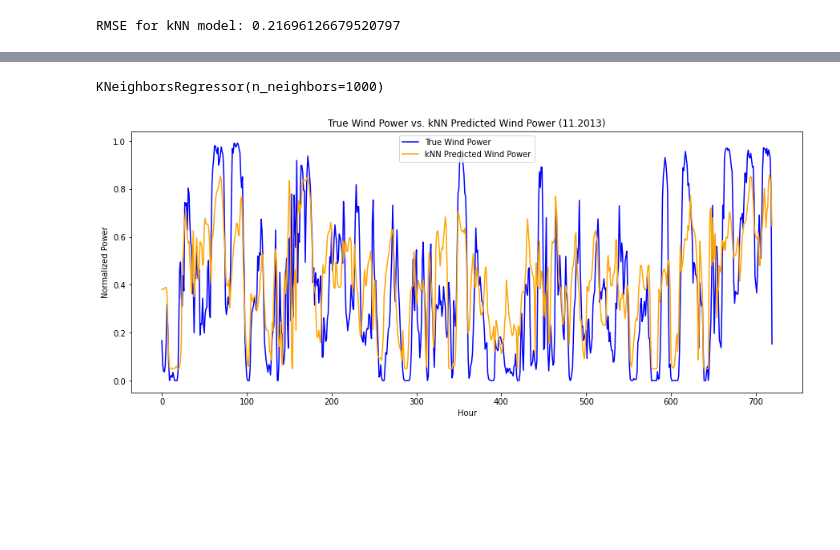
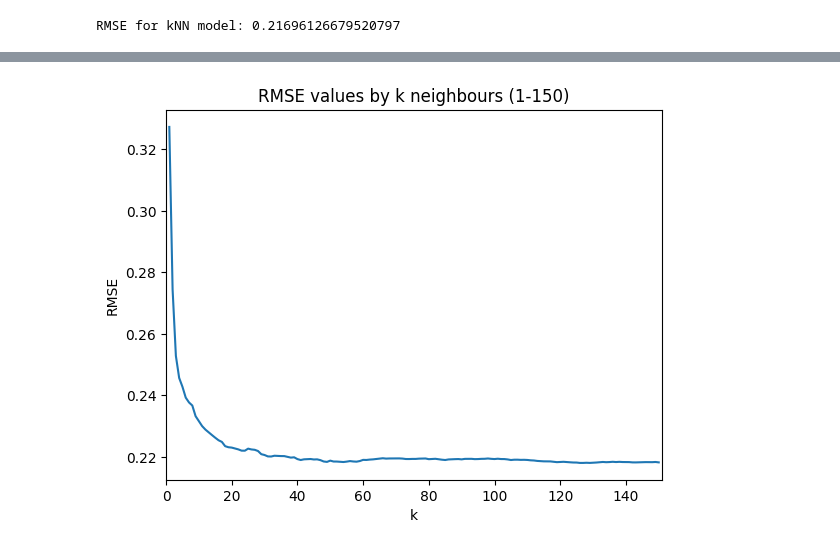
Before and after one commit to Nomissimon10/IN5410, a Jupyter notebook: oblig2/Task1/kNN.ipynb, the cells around one changed output, grey strips where cells are left out. Saved outputs shown, nothing was run; the diff lists cells and outputs as text; code cells hidden in the pictures; blank space fills up the shorter version.

Commit message:
Cleaned up kNN, added results by k neighbours

```diff
--- a/oblig2/Task1/kNN.ipynb
+++ b/oblig2/Task1/kNN.ipynb
@@ -66,6 +59,0 @@ y = train_data['POWER'].values               # Normalized power values
-# %%
-k = 1000  # Number of neighbors
-knn = KNeighborsRegressor(n_neighbors=k)
-knn.fit(X_train, y_train)
-# %% [output]
-KNeighborsRegressor(n_neighbors=1000)
@@ -76,11 +60,24 @@ forecast_template_knn.to_csv(f'{working_dir}/results/ForecastTemplate1-kNN.csv',
-# %%
-plt.figure(figsize=(15, 6))
-plt.plot(y_true, label='True Wind Power', color='blue')
-plt.plot(y_eval_knn, label='kNN Predicted Wind Power', color='orange')
-plt.legend()
-plt.title('True Wind Power vs. kNN Predicted Wind Power (11.2013)')
-plt.xlabel('Hour')
-plt.ylabel('Normalized Power')
-plt.show()
-# %% [output]
-[figure, removed]
+# %%
+rmse = []
+for k in range(1, 151):
+# k = 1000  # Number of neighbors
+    knn = KNeighborsRegressor(n_neighbors=k)
+    knn.fit(X_train, y_train)
+
+    y_eval_knn = knn.predict(X_eval)
+
+    rmse_knn = np.sqrt(mean_squared_error(y_true, y_eval_knn))
+    rmse.append(rmse_knn)
+
+plt.plot(range(1, len(rmse) + 1), rmse)
+
+# set the axis labels and title
+plt.xlabel('k')
+plt.xlim(0, len(rmse) + 1)
+plt.ylabel('RMSE')
+plt.title('RMSE values by k neighbours (1-150)')
+
+# show the plot
+plt.show()
+# %% [output]
+[figure, added]
```
Also changed, not shown: parts of 3 cells of this notebook.
